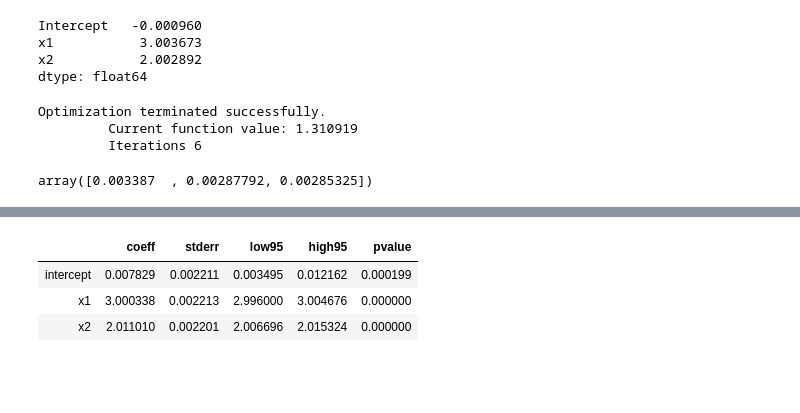
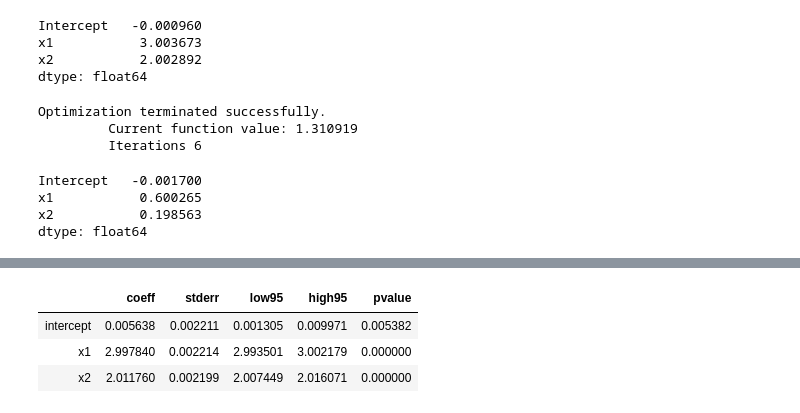
Before and after one commit to iamlemec/fastreg, a Jupyter notebook: benchmark.ipynb, the cells around one changed output, grey strips where cells are left out. Saved outputs shown, nothing was run; the diff lists cells and outputs as text; code cells hidden in the pictures; blank space fills up the shorter version.

```diff
--- a/benchmark.ipynb
+++ b/benchmark.ipynb
@@ -155,15 +155,15 @@ x1           3.003673
 x2           2.002892
 dtype: float64
 # %%
-ret = smf.poisson('p ~ x1 + x2', data=df0).fit()
+smf.poisson('p ~ x1 + x2', data=df0).fit().params
 # %% [output]
 Optimization terminated successfully.
          Current function value: 1.310919
          Iterations 6
+Intercept   -0.001700
+x1           0.600265
+x2           0.198563
+dtype: float64
-# %%
-np.sqrt(ret.cov_params().values.diagonal())
-# %% [output]
-array([0.003387  , 0.00287792, 0.00285325])
 # %%
-frg.glm_torch('y', ['x1', 'x2'], epochs=3, data=df0)
+frg.glm('y', ['x1', 'x2'], epochs=3, data=df0)
 # %% [output]
@@ -173,5 +173,5 @@ frg.glm_torch('y', ['x1', 'x2'], epochs=3, data=df0)
 |  | coeff | stderr | low95 | high95 | pvalue |
-| intercept | 0.007829 | 0.002211 | 0.003495 | 0.012162 | 0.000199 |
-| x1 | 3.000338 | 0.002213 | 2.996000 | 3.004676 | 0.000000 |
-| x2 | 2.011010 | 0.002201 | 2.006696 | 2.015324 | 0.000000 |
+| intercept | 0.005638 | 0.002211 | 0.001305 | 0.009971 | 0.005382 |
+| x1 | 2.997840 | 0.002214 | 2.993501 | 3.002179 | 0.000000 |
+| x2 | 2.011760 | 0.002199 | 2.007449 | 2.016071 | 0.000000 |
 # %%
```
Also changed, not shown: parts of 3 cells of this notebook, 1 other file.
